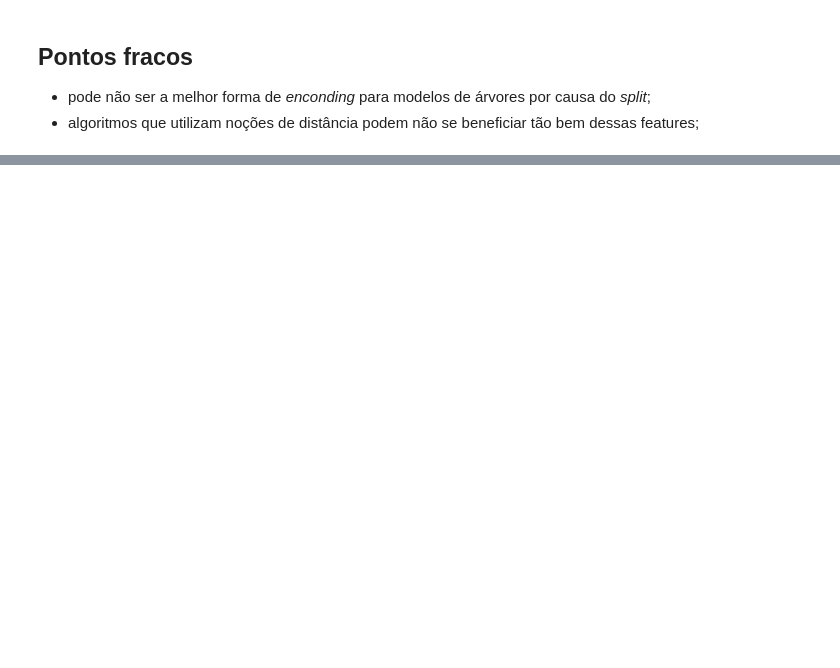
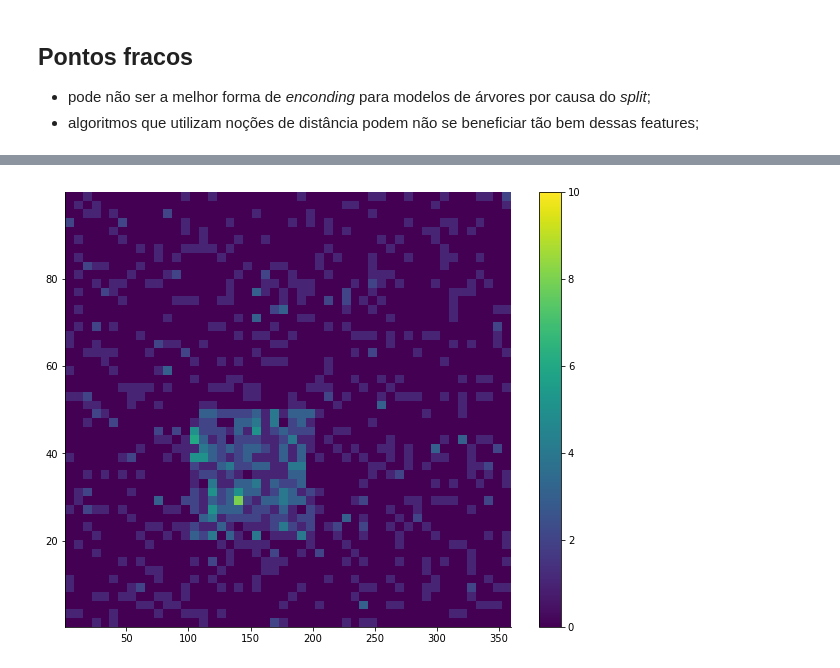
Before and after one commit to gnguilherme/ml, a Jupyter notebook: notebooks/cyclical-features.ipynb, the cells around one changed output, grey strips where cells are left out. Cells and saved outputs as stored; diff of their text form; code cells hidden in the pictures; blank space fills up the shorter version.

```diff
--- a/notebooks/cyclical-features.ipynb
+++ b/notebooks/cyclical-features.ipynb
@@ -112,0 +117,12 @@ Inverso: 218.81875960235612
+# %%
+n = 1000
+vel_vento = 100 * np.random.rand(n)
+dir_vento = 360 * np.random.rand(n)
+index = np.random.randint(0, n, int(n / 2))
+dir_vento[index] = dir_vento[index] = (200 - 100) * np.random.rand(int(n / 2)) + 100  # definindo uma direção com maior concentração entre 200 e 100 graus
+vel_vento[index] = vel_vento[index] = (50 - 20) * np.random.rand(int(n / 2)) + 20  # definindo uma velocidade com maior concentração entre 50 e 20 unidades de medida (m/s, por exemplo)
+
+plt.hist2d(dir_vento, vel_vento, bins=(50, 50), vmax=10)
+plt.colorbar();
+# %% [output]
+[figure, added]
```
Also changed, not shown: parts of 5 cells of this notebook.
